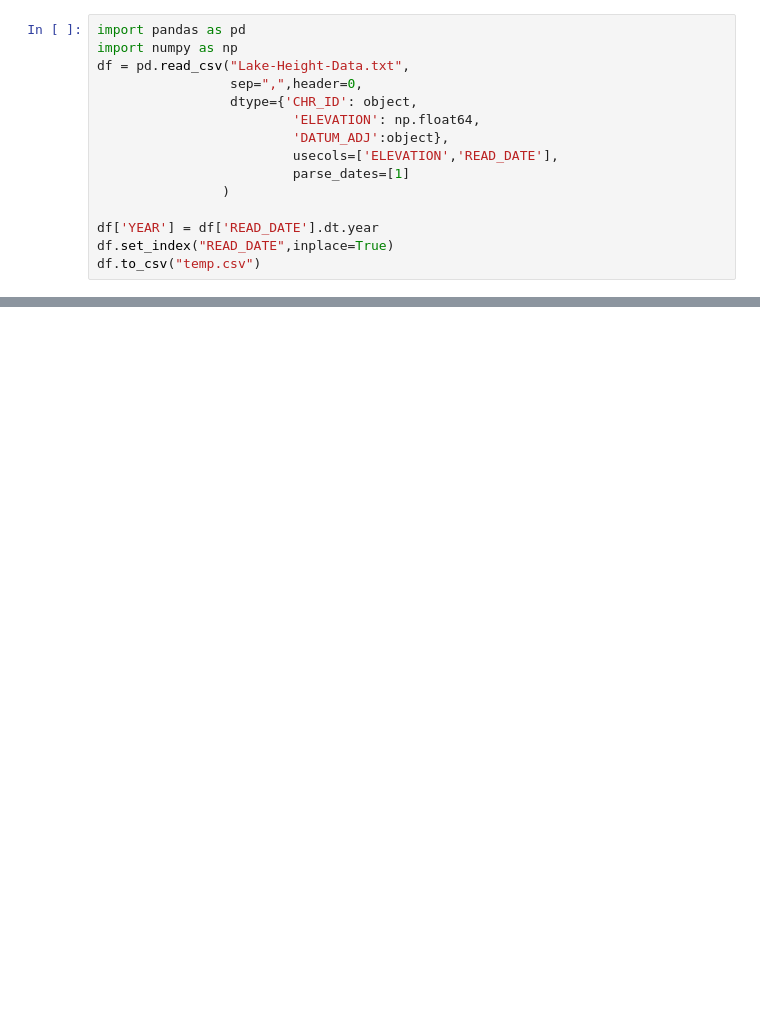
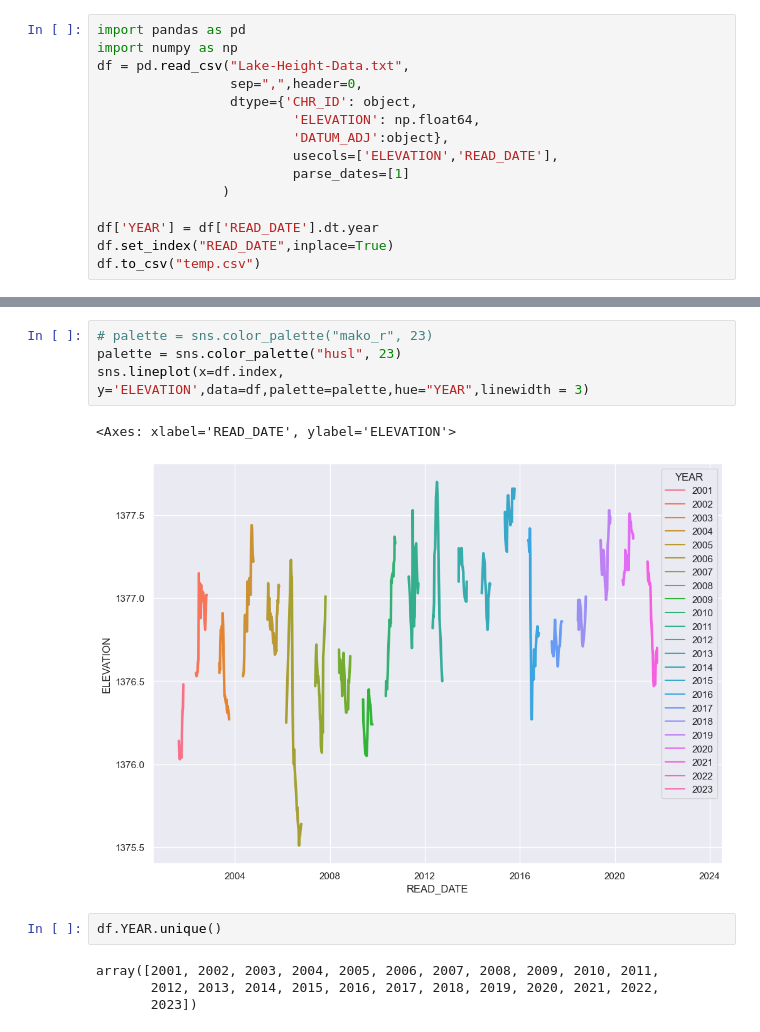
Before and after one commit to ziggle/PowerQueryBitsAndPieces, a Jupyter notebook: EagleLakeData/LakeLevel.ipynb, the cells around one changed output, grey strips where cells are left out. Cells and saved outputs as stored; diff of their text form; blank space fills up the shorter version.

```diff
--- a/EagleLakeData/LakeLevel.ipynb
+++ b/EagleLakeData/LakeLevel.ipynb
@@ -22,0 +24,13 @@ sns.relplot(x=df.index, y='ELEVATION',data=df)
+# %%
+# palette = sns.color_palette("mako_r", 23)
+palette = sns.color_palette("husl", 23)
+sns.lineplot(x=df.index, y='ELEVATION',data=df,palette=palette,hue="YEAR",linewidth = 3)
+# %% [output]
+<Axes: xlabel='READ_DATE', ylabel='ELEVATION'>
+[figure, added]
+# %%
+df.YEAR.unique()
+# %% [output]
+array([2001, 2002, 2003, 2004, 2005, 2006, 2007, 2008, 2009, 2010, 2011,
+       2012, 2013, 2014, 2015, 2016, 2017, 2018, 2019, 2020, 2021, 2022,
+       2023])
```
Also changed, not shown: parts of 1 cell of this notebook.
